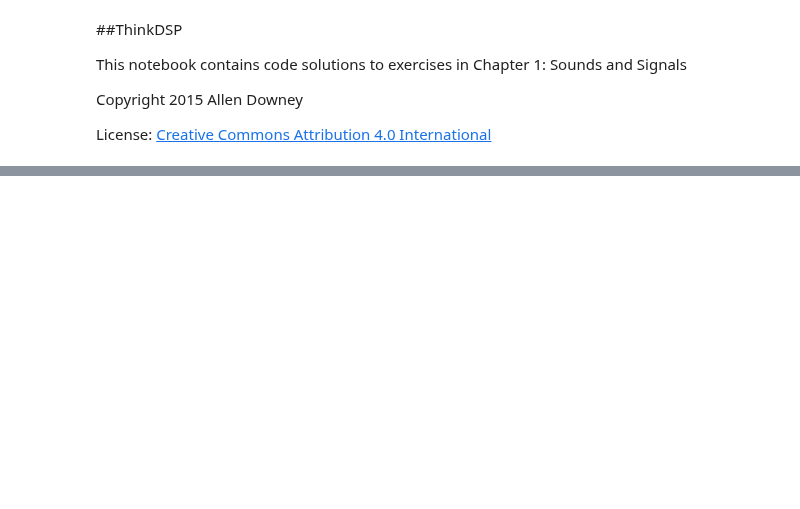
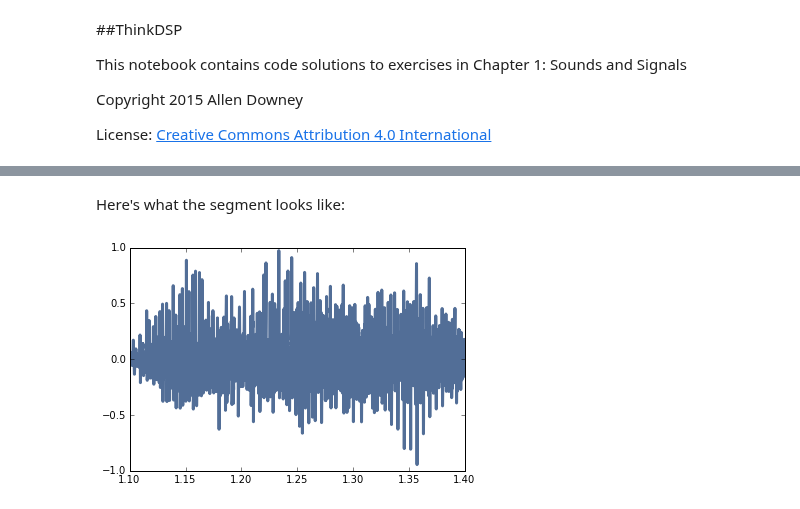
Before and after one commit to AllenDowney/ThinkDSP, a Jupyter notebook: code/chap01soln.ipynb, the cells around one changed output, grey strips where cells are left out. Saved outputs shown, nothing was run; the diff lists cells and outputs as text; code cells hidden in the pictures; blank space fills up the shorter version.

```diff
--- a/code/chap01soln.ipynb
+++ b/code/chap01soln.ipynb
@@ -22,0 +61,6 @@ segment.make_audio()
+# %% [markdown]
+Here's what the segment looks like:
+# %%
+segment.plot()
+# %% [output]
+[figure, added]
```
Also changed, not shown: parts of 44 cells of this notebook, 6 other files.
